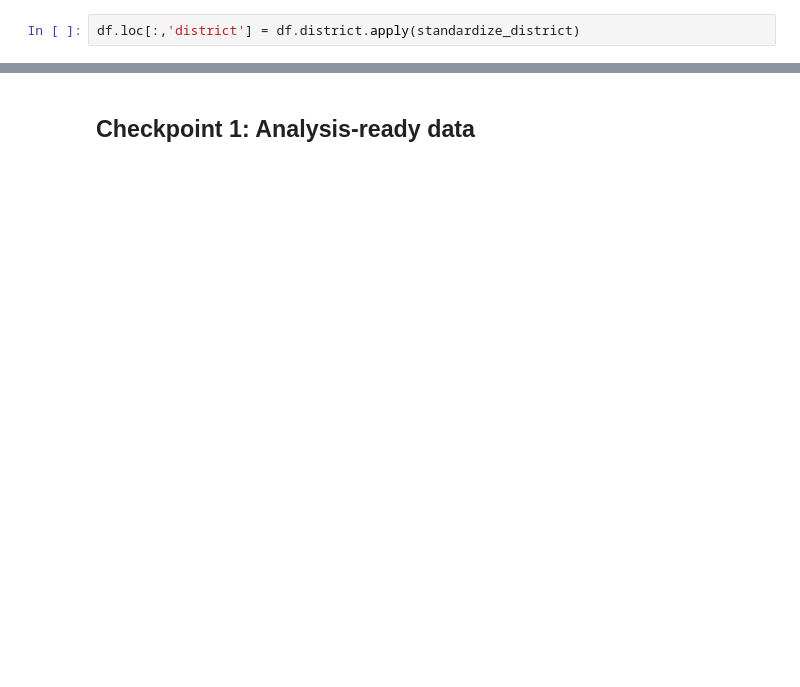
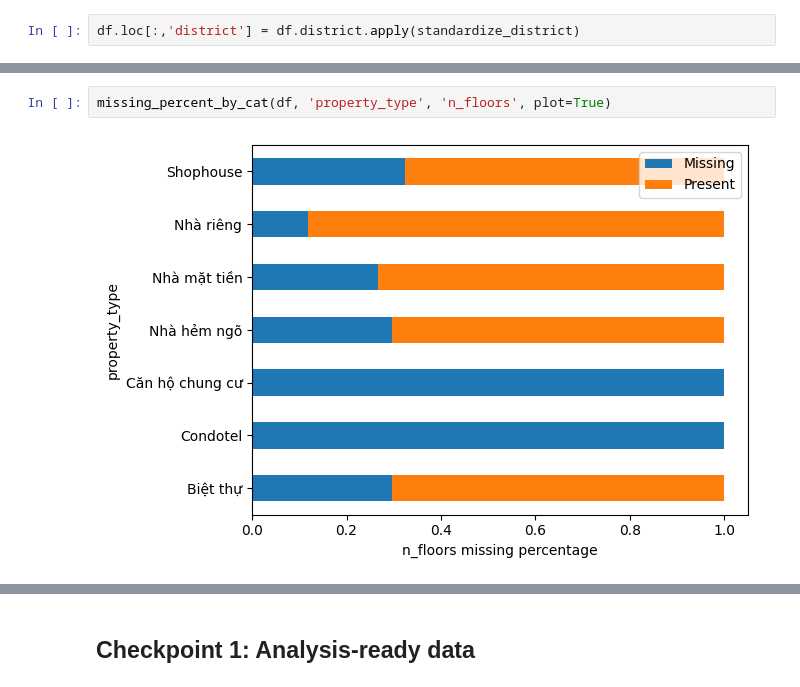
Before and after one commit to QuangHD4/real-estate-vietnam-analysis, a Jupyter notebook: notebooks/02_data_wrangling.ipynb, the cells around one changed output, grey strips where cells are left out. Drawn from its saved outputs; the diff is of its cells as text; blank space fills up the shorter version.

```diff
--- a/notebooks/02_data_wrangling.ipynb
+++ b/notebooks/02_data_wrangling.ipynb
@@ -501,0 +518,4 @@ Number of rows after removing duplicates: 23958
+# %%
+missing_percent_by_cat(df, 'property_type', 'n_floors', plot=True)
+# %% [output]
+[figure, added]
```
Also changed, not shown: parts of 95 cells of this notebook, 10 other files.
